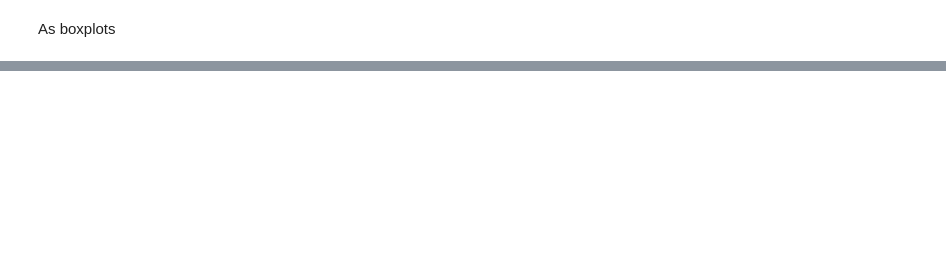
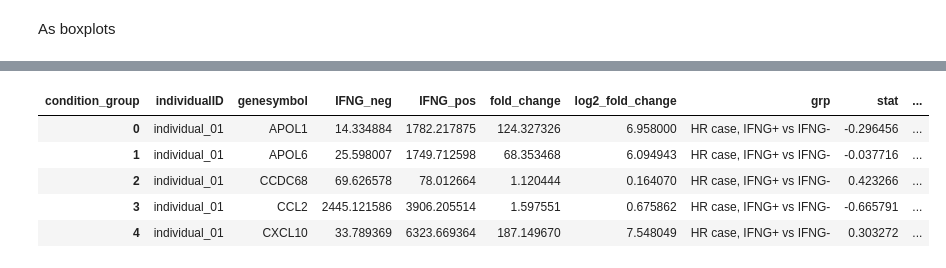
Before and after one commit to saezlab/olabisi, a Jupyter notebook: workflow/scripts/DEA/plot_DEA.ipynb, the cells around one changed output, grey strips where cells are left out. Saved outputs shown, nothing was run; the diff lists cells and outputs as text; code cells hidden in the pictures; blank space fills up the shorter version.

Commit message:
deseq by group and updated Fig5g with log2FC

```diff
--- a/workflow/scripts/DEA/plot_DEA.ipynb
+++ b/workflow/scripts/DEA/plot_DEA.ipynb
@@ -452,0 +325,10 @@ plt.close()
+# %%
+## subset adata to samples in DEA
+tmp=adata.copy() # no change since we plot all samples
+## get topn genes in comparison
+keys=[
+    'APOL1', 'APOL6', 'IRF1', 'CCL2', 'CXCL9', 'CXCL10',
+    'ICAM1', 'IDO1', 'PDCD1LG2', 'GBP1', 'PSMB9', 'CCDC68',
+    'CT5S', 'TMEM140', 'TRIM21', 'STAT1', 'STAT2', 'STAT3',
+    'IRF2', 'IRF8', 'IRF9', 'CXCL11']
+keys=[k for k in keys if k in tmp.var_names]
@@ -452,0 +375,27 @@ plt.close()
+# %%
+# prepare table for plotting
+
+### add disease_group
+col_dict=tmp.obs.set_index('individualID')['disease_group'].to_dict()
+ptab['grp']=ptab['individualID'].map( col_dict )
+col_dict={'HR_case':'HR case, IFNG+ vs IFNG-', 'HR_control':'HR control, IFNG+ vs IFNG-'}
+ptab['grp']=ptab['grp'].map(col_dict)
+ptab['grp']=ptab['grp'].astype('category').cat.reorder_categories(['HR case, IFNG+ vs IFNG-', 'HR control, IFNG+ vs IFNG-'],ordered=True)
+## add stat and padj
+cols=['stat','padj']
+for col in cols:
+    col_dict={x:y for x,y in zip(deg['genesymbol'],deg[col])}
+    ptab[col]=ptab['genesymbol'].map(col_dict)
+### plot title (ordered by significance)
+ptab['padj']=['{:.2e}'.format(x) for x in ptab['padj']]
+ptab['p_title']=[f"{a}\nStat: {round(float(b),2)}\nPadj: {c}" for a,b,c in zip(ptab['genesymbol'],ptab['stat'],ptab['padj'])]
+ptab['p_title']=ptab['p_title'].astype('category').cat.reorder_categories(ptab['p_title'].unique(), ordered=True)
+
+ptab.head()
+# %% [output]
+| condition_group | individualID | genesymbol | IFNG_neg | IFNG_pos | fold_change | log2_fold_change | grp | stat | ... |
+| 0 | individual_01 | APOL1 | 14.334884 | 1782.217875 | 124.327326 | 6.958000 | HR case, IFNG+ vs IFNG- | -0.296456 | ... |
+| 1 | individual_01 | APOL6 | 25.598007 | 1749.712598 | 68.353468 | 6.094943 | HR case, IFNG+ vs IFNG- | -0.037716 | ... |
+| 2 | individual_01 | CCDC68 | 69.626578 | 78.012664 | 1.120444 | 0.164070 | HR case, IFNG+ vs IFNG- | 0.423266 | ... |
+| 3 | individual_01 | CCL2 | 2445.121586 | 3906.205514 | 1.597551 | 0.675862 | HR case, IFNG+ vs IFNG- | -0.665791 | ... |
+| 4 | individual_01 | CXCL10 | 33.789369 | 6323.669364 | 187.149670 | 7.548049 | HR case, IFNG+ vs IFNG- | 0.303272 | ... |
```
Also changed, not shown: parts of 18 cells of this notebook, 2 other files.
